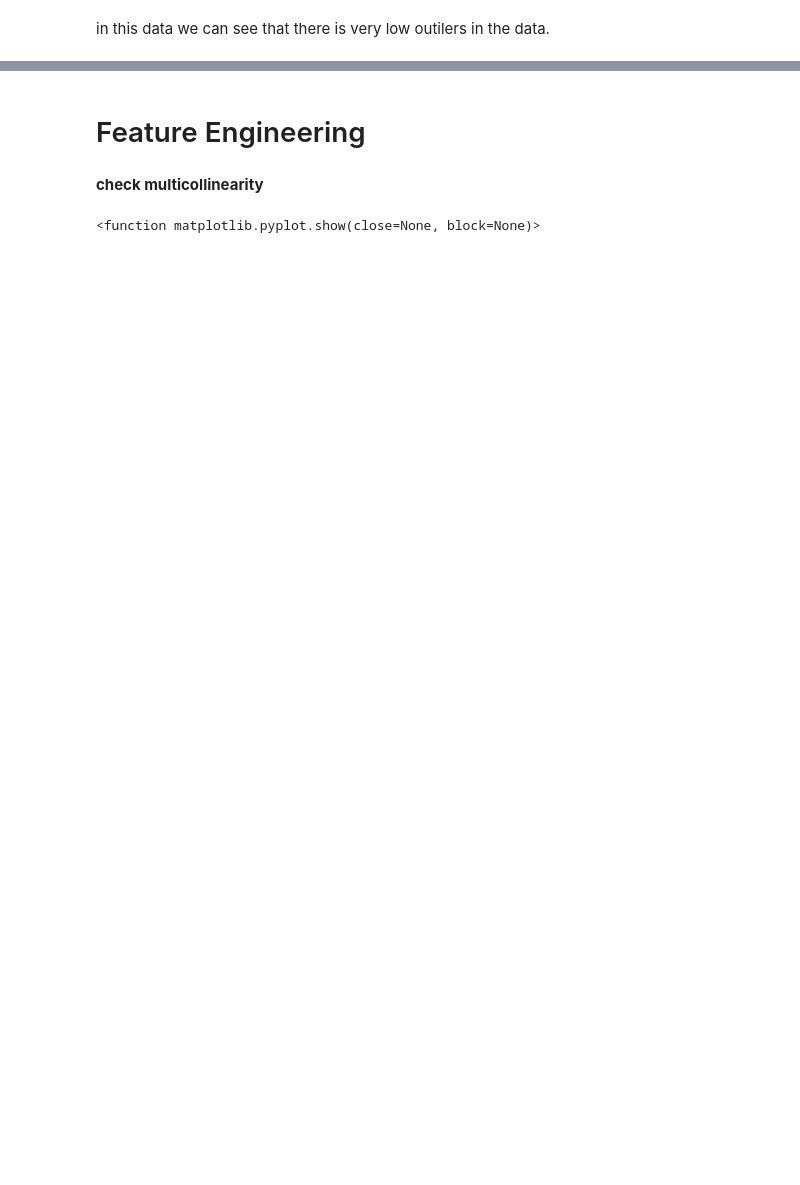
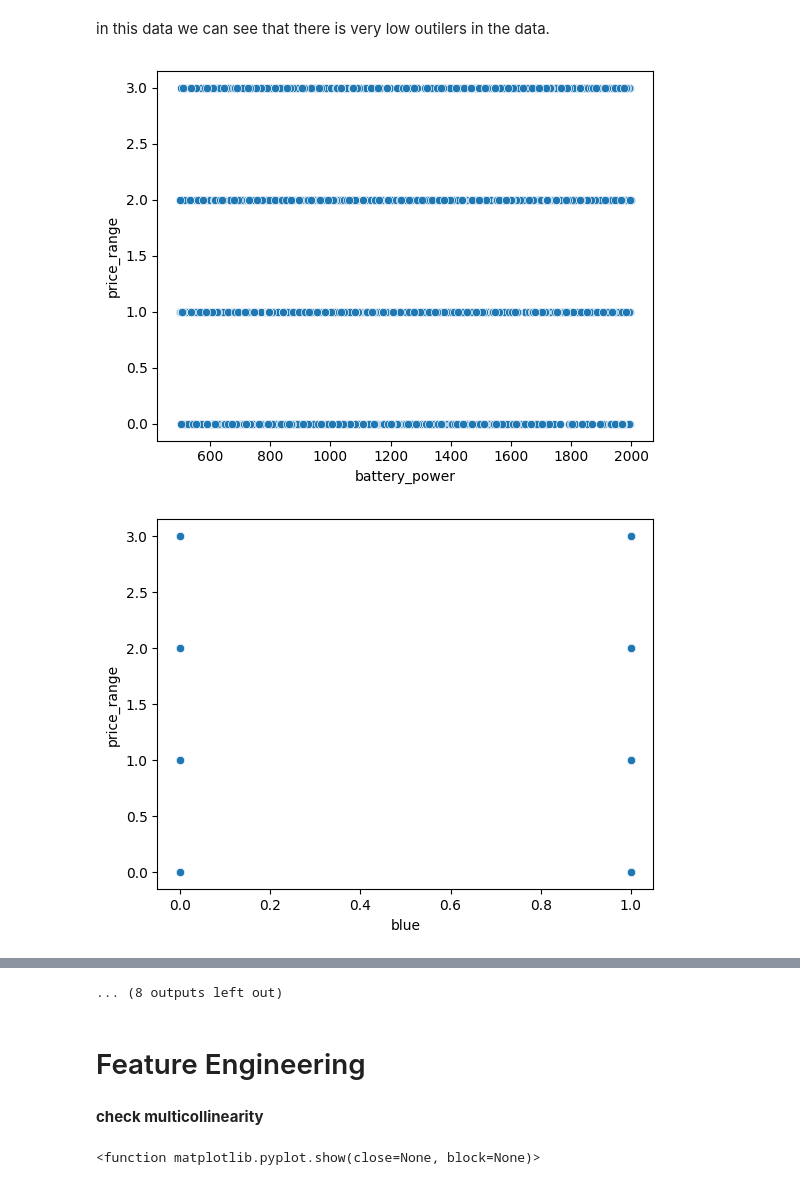
Before and after one commit to Datawithabhishek/Mobile-Price-Range-Prediction, a Jupyter notebook: Mobile_Price_Range_Prediction.ipynb, the cells around one changed output, grey strips where cells are left out. Cells and saved outputs as stored; diff of their text form; code cells hidden in the pictures; blank space fills up the shorter version.

```diff
--- a/Mobile_Price_Range_Prediction.ipynb
+++ b/Mobile_Price_Range_Prediction.ipynb
@@ -265,3 +267,10 @@ plt.show()
 [figure]
 # %% [markdown]
 in this data we can see that there is very low outilers in the data.
+# %%
+ for i in df.describe().columns[:-1]:
+   sns.scatterplot(df,x=i,y=df.describe().columns[-1])
+   plt.show()
+# %% [output]
+[figure, added]
+[figure, added]
@@ -268,3 +287,4 @@ in this data we can see that there is very low outilers in the data.
+... (8 outputs left out)
 # %% [markdown]
 # Feature Engineering
 # %% [markdown]
```
Also changed, not shown: parts of 133 cells of this notebook.
